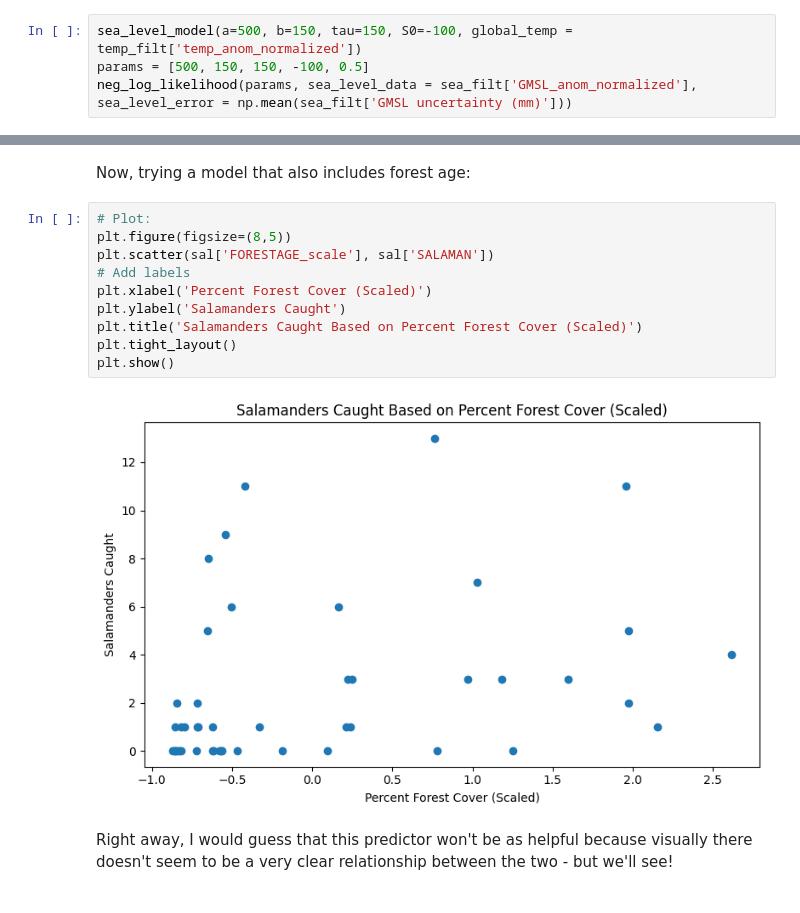
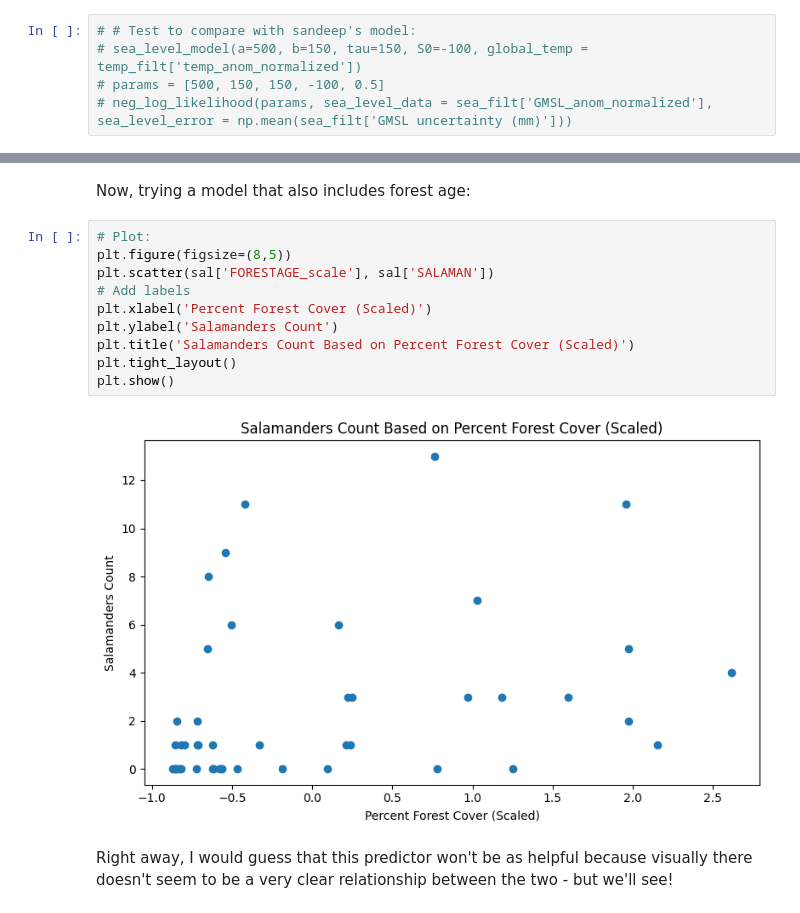
Before and after one commit to BEE4850-SP25/hw02-mcallen14, a Jupyter notebook: hw02.ipynb, the cells around one changed output, grey strips where cells are left out. Cells and saved outputs as stored; diff of their text form.

```diff
--- a/hw02.ipynb
+++ b/hw02.ipynb
@@ -268,4 +270,5 @@ The paramaeter estiatmes for a, b, tau, S0, sigma are:  [ 540.25329601  394.9391
 # %%
-sea_level_model(a=500, b=150, tau=150, S0=-100, global_temp = temp_filt['temp_anom_normalized'])
-params = [500, 150, 150, -100, 0.5]
-neg_log_likelihood(params, sea_level_data = sea_filt['GMSL_anom_normalized'], sea_level_error = np.mean(sea_filt['GMSL uncertainty (mm)']))
+# # Test to compare with sandeep's model:
+# sea_level_model(a=500, b=150, tau=150, S0=-100, global_temp = temp_filt['temp_anom_normalized'])
+# params = [500, 150, 150, -100, 0.5]
+# neg_log_likelihood(params, sea_level_data = sea_filt['GMSL_anom_normalized'], sea_level_error = np.mean(sea_filt['GMSL uncertainty (mm)']))
@@ -1596,15 +1019,15 @@ Now, trying a model that also includes forest age:
 # %%
 # Plot:
 plt.figure(figsize=(8,5))
 plt.scatter(sal['FORESTAGE_scale'], sal['SALAMAN'])
 # Add labels
 plt.xlabel('Percent Forest Cover (Scaled)')
-plt.ylabel('Salamanders Caught')
-plt.title('Salamanders Caught Based on Percent Forest Cover (Scaled)')
+plt.ylabel('Salamanders Count')
+plt.title('Salamanders Count Based on Percent Forest Cover (Scaled)')
 plt.tight_layout()
 plt.show()
 # %% [output]
-[figure, old version]
+[figure, new version]
 # %% [markdown]
 Right away, I would guess that this predictor won't be as helpful because visually there doesn't seem to be a very clear relationship between the two - but we'll see!
 # %%
```
Also changed, not shown: parts of 41 cells of this notebook.
